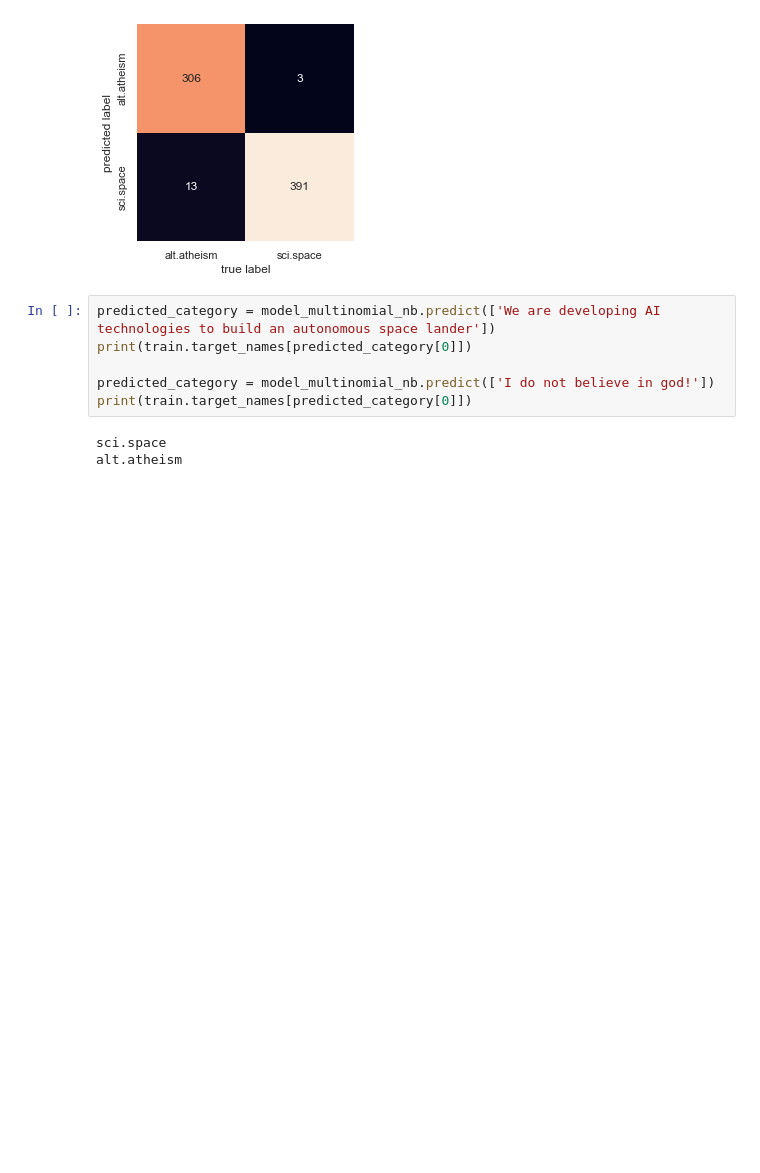
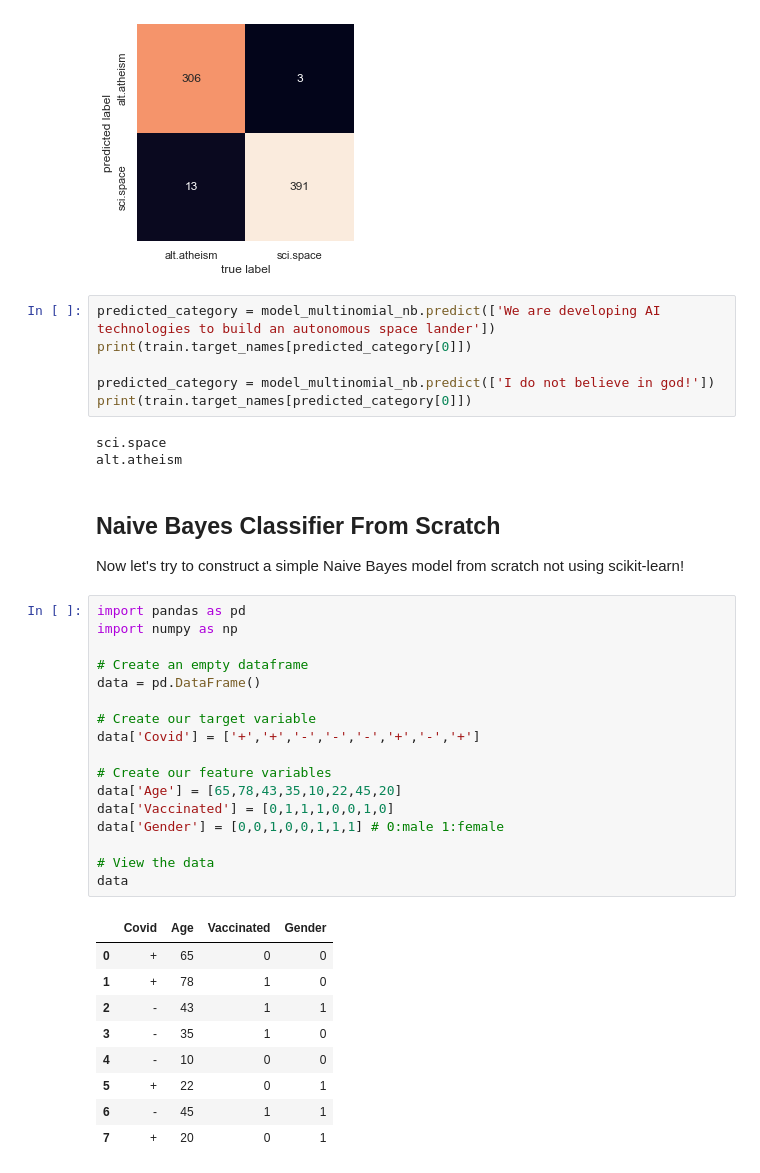
Before and after one commit to csce585-mlsystems/tutorials, a Jupyter notebook: naivebayes/naivebayes585.ipynb, the cells around one changed output. Drawn from its saved outputs; the diff is of its cells as text; blank space fills up the shorter version.

Commit message:
updated naive bayes with a pure python version

```diff
--- a/naivebayes/naivebayes585.ipynb
+++ b/naivebayes/naivebayes585.ipynb
@@ -177,3 +177,33 @@ print(train.target_names[predicted_category[0]])
 # %% [output]
 sci.space
 alt.atheism
+# %% [markdown]
+## Naive Bayes Classifier From Scratch
+Now let's try to construct a simple Naive Bayes model from scratch not using scikit-learn!
+# %%
+import pandas as pd
+import numpy as np
+
+# Create an empty dataframe
+data = pd.DataFrame()
+
+# Create our target variable
+data['Covid'] = ['+','+','-','-','-','+','-','+']
+
+# Create our feature variables
+data['Age'] = [65,78,43,35,10,22,45,20]
+data['Vaccinated'] = [0,1,1,1,0,0,1,0]
+data['Gender'] = [0,0,1,0,0,1,1,1] # 0:male 1:female
+
+# View the data
+data
+# %% [output]
+|  | Covid | Age | Vaccinated | Gender |
+| 0 | + | 65 | 0 | 0 |
+| 1 | + | 78 | 1 | 0 |
+| 2 | - | 43 | 1 | 1 |
+| 3 | - | 35 | 1 | 0 |
+| 4 | - | 10 | 0 | 0 |
+| 5 | + | 22 | 0 | 1 |
+| 6 | - | 45 | 1 | 1 |
+| 7 | + | 20 | 0 | 1 |
```
Also changed, not shown: parts of 10 cells of this notebook.
